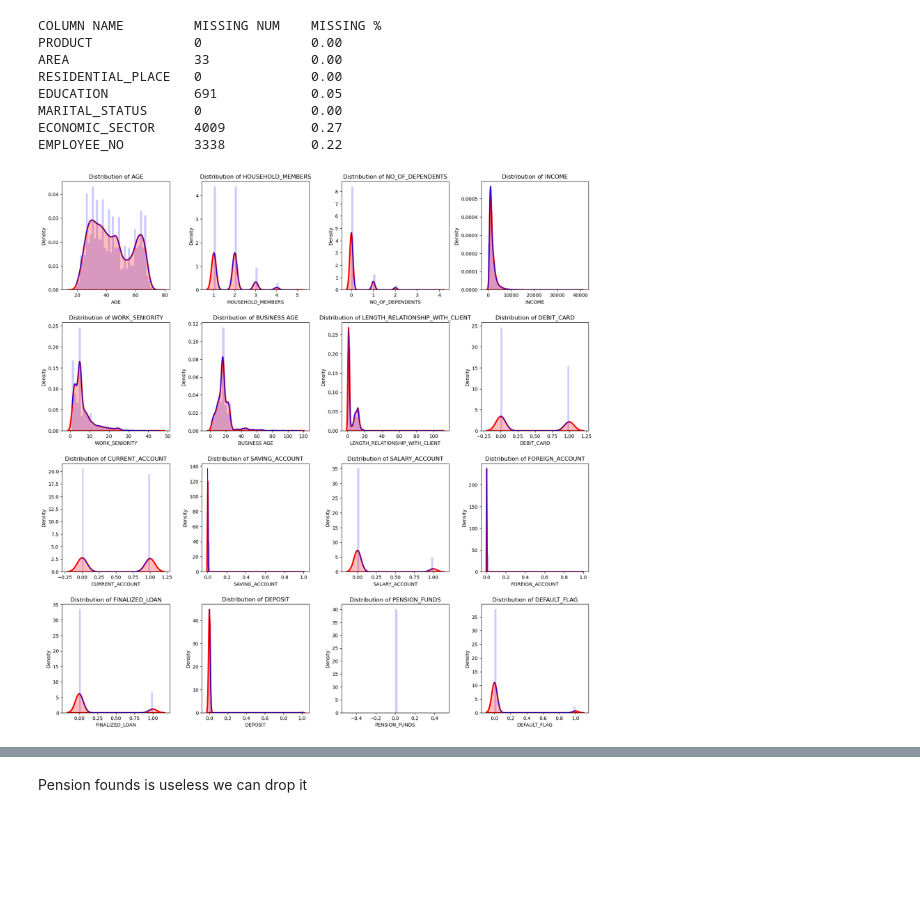
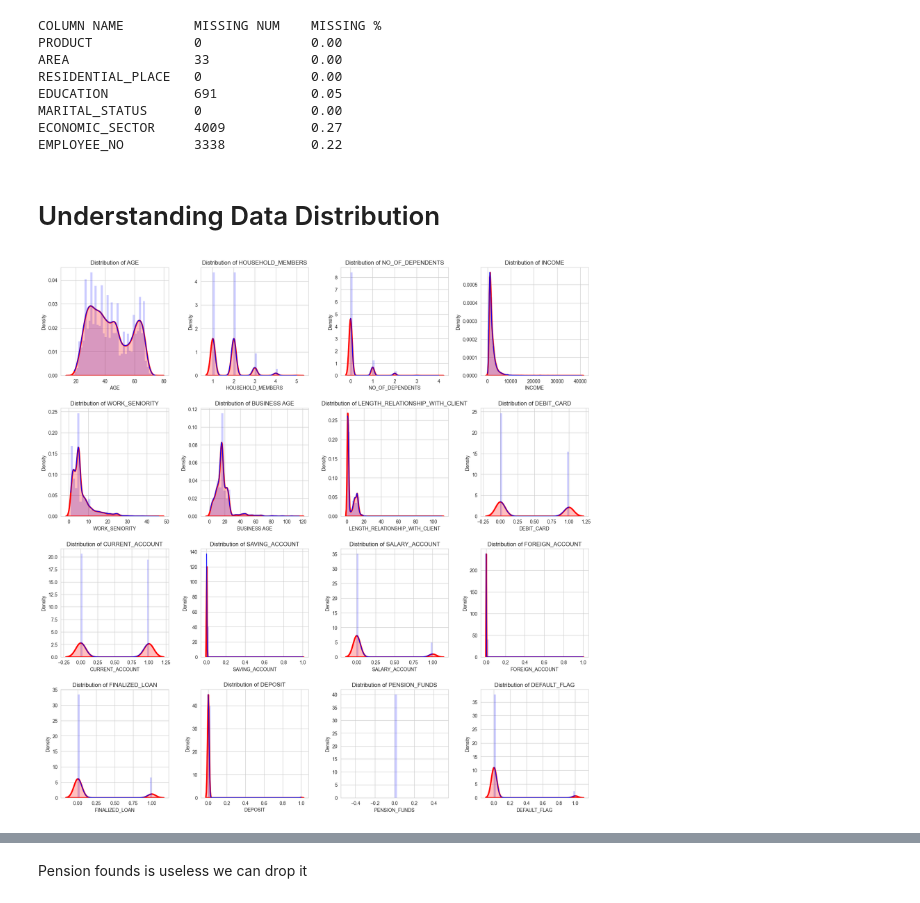
Before and after one commit to Michael-Pytel/Consumer-Loans-Analysis, a Jupyter notebook: src/eda_processing.ipynb, the cells around one changed output, grey strips where cells are left out. Cells and saved outputs as stored; diff of their text form; code cells hidden in the pictures; blank space fills up the shorter version.

```diff
--- a/src/eda_processing.ipynb
+++ b/src/eda_processing.ipynb
@@ -5,4 +5,6 @@ import numpy as np
 import matplotlib.pyplot as plt
 from pandas.plotting import parallel_coordinates
 
+sns.set_style("whitegrid")
+
 df = pd.read_csv("../data/orig_train.csv")
@@ -136,24 +132,26 @@ EDUCATION           691            0.05
 MARITAL_STATUS      0              0.00
 ECONOMIC_SECTOR     4009           0.27
 EMPLOYEE_NO         3338           0.22
+# %% [markdown]
+# Understanding Data Distribution
 # %%
 import math
 
-NUMERICAL = list(df.describe().columns)
+NUMERICAL = list(df.select_dtypes(include="number").columns)
 COLS = 4
 ROWS = math.ceil(len(NUMERICAL) / COLS)
 
 fig, axes = plt.subplots(ROWS, COLS, figsize=(ROWS * 4, COLS * 4))
 axes = axes.flatten()
 fig.tight_layout()
 plt.subplots_adjust(hspace=0.3, wspace=0.3)
 
 for i, col_name in enumerate(NUMERICAL):
     sns.histplot(df[col_name], kde=True, color='blue', stat='density', ax=axes[i], bins=40, alpha=0.2, linewidth=0)
     sns.kdeplot(df[col_name], color='red', linewidth=3, fill=True, ax=axes[i])
 
     axes[i].set_title(f"Distribution of {col_name}")
 
 plt.show()
 # %% [output]
-[figure, old version]
+[figure, new version]
```
Also changed, not shown: parts of 33 cells of this notebook, 1 other file.
